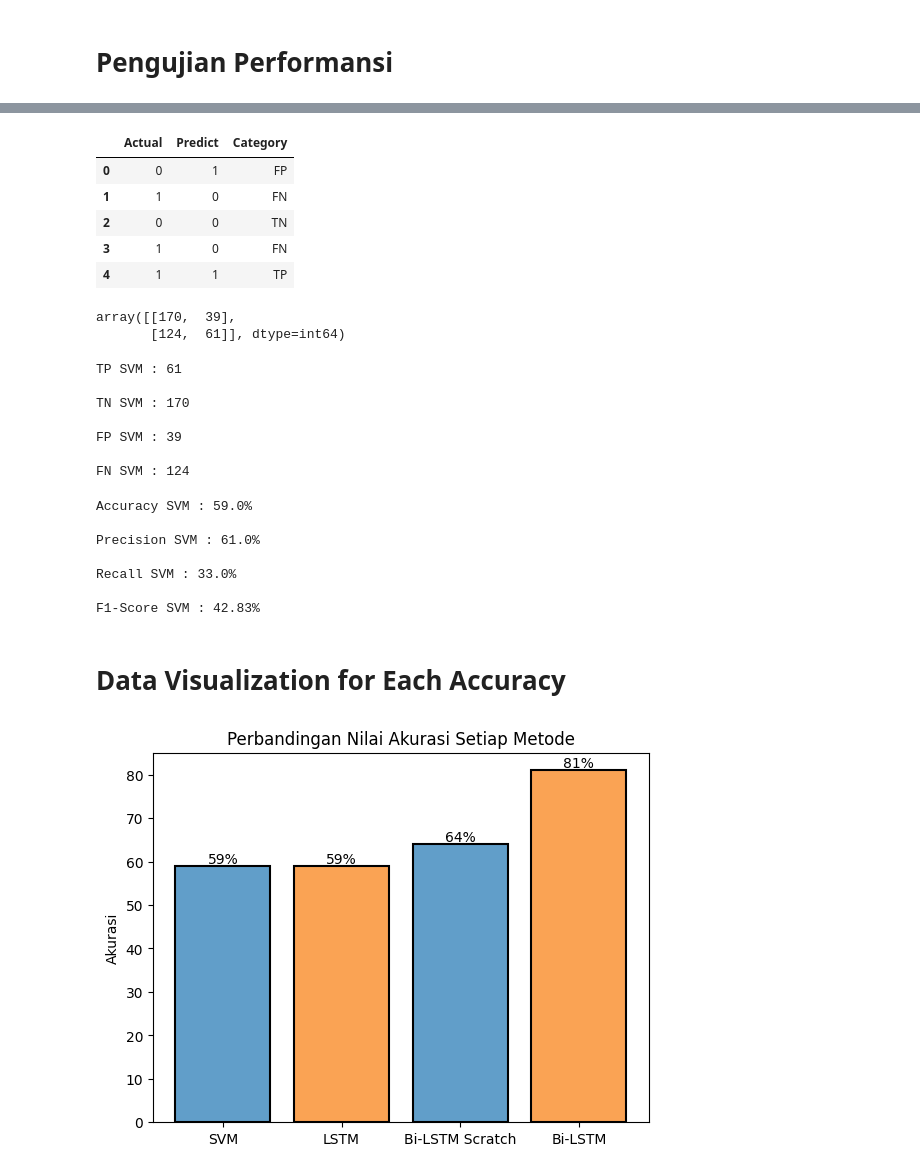
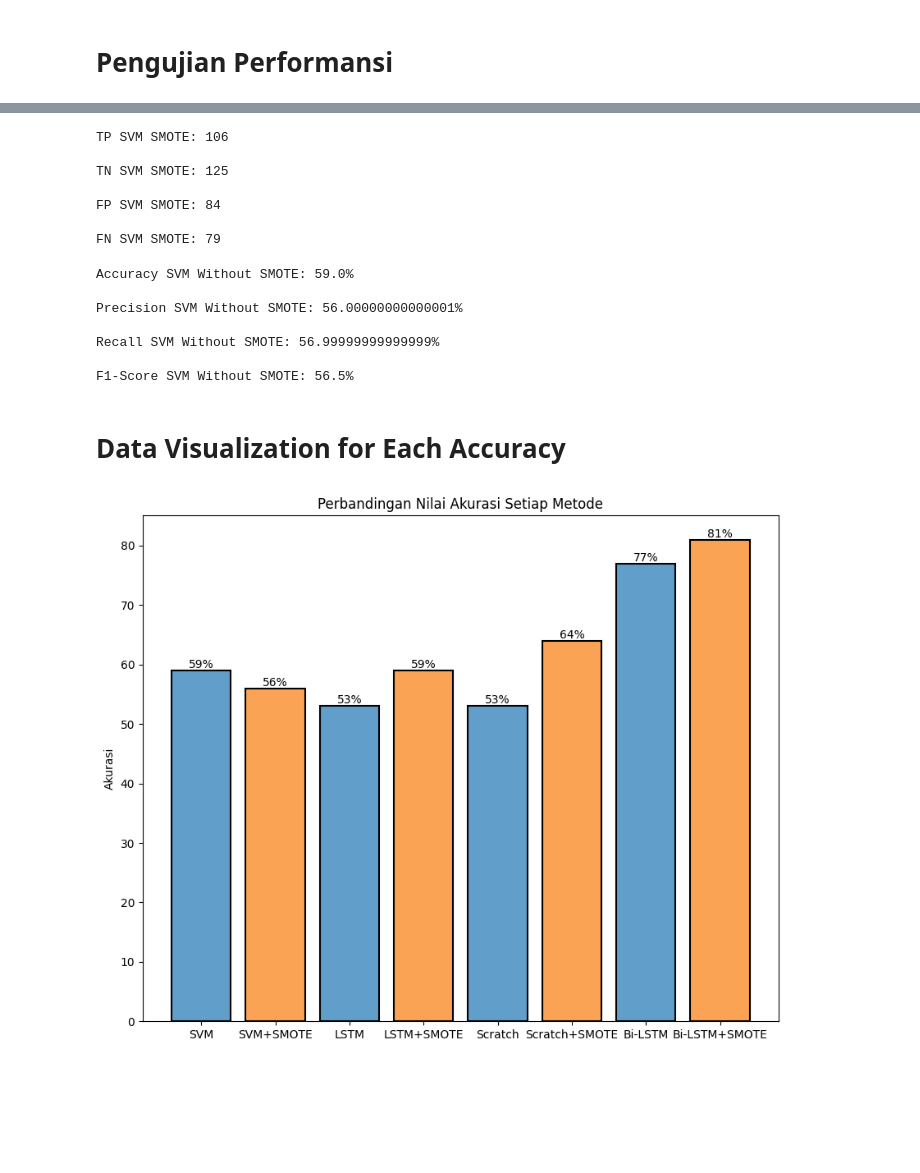
Before and after one commit to CarakaMuhamadRahman/Sarcasm-Detection-Model---Skripsi, a Jupyter notebook: TrainModel.ipynb, the cells around one changed output, grey strips where cells are left out. Drawn from its saved outputs; the diff is of its cells as text; code cells hidden in the pictures; blank space fills up the shorter version.

Commit message:
Create New Model Without SMOTE

```diff
--- a/TrainModel.ipynb
+++ b/TrainModel.ipynb
@@ -2448,0 +2840,2 @@ FN: 39
+# %%
+df_evaluate_svm_smote = df_evaluate_svm_smote.join(df_evaluate_svm_predict_smote)
@@ -2448,0 +2851,10 @@ FN: 39
+# %%
+for i in range(len(df_evaluate_svm_smote)):
+  if (df_evaluate_svm_smote.iloc[i]['Predict'] == 1 and df_evaluate_svm_smote.iloc[i]['Actual'] == 1):
+    df_evaluate_svm_smote.loc[i, 'Category'] = 'TP'
+  elif (df_evaluate_svm_smote.iloc[i]['Predict'] == 0 and df_evaluate_svm_smote.iloc[i]['Actual'] == 0):
+    df_evaluate_svm_smote.loc[i, 'Category'] = 'TN'
+  elif (df_evaluate_svm_smote.iloc[i]['Predict'] == 1 and df_evaluate_svm_smote.iloc[i]['Actual'] == 0):
+    df_evaluate_svm_smote.loc[i, 'Category'] = 'FP'
+  elif (df_evaluate_svm_smote.iloc[i]['Predict'] == 0 and df_evaluate_svm_smote.iloc[i]['Actual'] == 1):
+    df_evaluate_svm_smote.loc[i, 'Category'] = 'FN'
@@ -2448,0 +2876,10 @@ FN: 39
+# %%
+TP_smote = len(df_evaluate_svm_smote[df_evaluate_svm_smote['Category']=='TP'])
+TN_smote = len(df_evaluate_svm_smote[df_evaluate_svm_smote['Category']=='TN'])
+FP_smote = len(df_evaluate_svm_smote[df_evaluate_svm_smote['Category']=='FP'])
+FN_smote = len(df_evaluate_svm_smote[df_evaluate_svm_smote['Category']=='FN'])
+
+accuracy_svm_smote = round((TP_smote + TN_smote) / (TP_smote + TN_smote + FP_smote + FN_smote), 2) * 100
+precision_svm_smote = round(TP_smote / (TP_smote + FP_smote), 2) * 100
+recall_svm_smote = round(TP_smote / (TP_smote + FN_smote), 2) * 100
+f_measure_svm_smote = round(2 * precision_svm_smote * recall_svm_smote / (precision_svm_smote + recall_svm_smote), 2)
@@ -2449,7 +2919,7 @@ FN: 39
 # %%
 df_evaluate_svm = pd.DataFrame(y_test, columns=['Actual'])
 # %%
-df_evaluate_svm_predict = pd.DataFrame(y_pred_svm_poly, columns=['Predict'])
+df_evaluate_svm_predict = pd.DataFrame(y_pred_svm_rbf, columns=['Predict'])
 # %%
 df_evaluate_svm = df_evaluate_svm.join(df_evaluate_svm_predict)
 # %%
@@ -2474,18 +2953,3 @@ for i in range(len(df_evaluate_svm)):
-# %%
-df_evaluate_svm.head()
-# %% [output]
-|  | Actual | Predict | Category |
-| 0 | 0 | 1 | FP |
-| 1 | 1 | 0 | FN |
-| 2 | 0 | 0 | TN |
-| 3 | 1 | 0 | FN |
-| 4 | 1 | 1 | TP |
-# %%
-# Confusion Matrix
-confusion_matrix(y_test, y_pred_svm)
-# %% [output]
-array([[170,  39],
-       [124,  61]], dtype=int64)
 # %%
 TP = len(df_evaluate_svm[df_evaluate_svm['Category']=='TP'])
 TN = len(df_evaluate_svm[df_evaluate_svm['Category']=='TN'])
@@ -2502,45 +2966,46 @@ TN_svm = TN
 FP_svm = FP
 FN_svm = FN
 
-print(f'TP SVM : {TP_svm}\n')
-print(f'TN SVM : {TN_svm}\n')
-print(f'FP SVM : {FP_svm}\n')
-print(f'FN SVM : {FN_svm}\n')
+print(f'TP SVM SMOTE: {TP_svm}\n')
+print(f'TN SVM SMOTE: {TN_svm}\n')
+print(f'FP SVM SMOTE: {FP_svm}\n')
+print(f'FN SVM SMOTE: {FN_svm}\n')
 # %% [output]
-TP SVM : 61
+TP SVM SMOTE: 106
 
-TN SVM : 170
+TN SVM SMOTE: 125
 
-FP SVM : 39
+FP SVM SMOTE: 84
 
-FN SVM : 124
+FN SVM SMOTE: 79
 # %%
-print(f'Accuracy SVM : {accuracy_svm}%\n')
-print(f'Precision SVM : {precision_svm}%\n')
-print(f'Recall SVM : {recall_svm}%\n')
-print(f'F1-Score SVM : {f_measure_svm}%')
+print(f'Accuracy SVM Without SMOTE: {accuracy_svm}%\n')
+print(f'Precision SVM Without SMOTE: {precision_svm}%\n')
+print(f'Recall SVM Without SMOTE: {recall_svm}%\n')
+print(f'F1-Score SVM Without SMOTE: {f_measure_svm}%')
 # %% [output]
-Accuracy SVM : 59.0%
+Accuracy SVM Without SMOTE: 59.0%
 
-Precision SVM : 61.0%
+Precision SVM Without SMOTE: 56.00000000000001%
 
-Recall SVM : 33.0%
+Recall SVM Without SMOTE: 56.99999999999999%
 
-F1-Score SVM : 42.83%
+F1-Score SVM Without SMOTE: 56.5%
 # %% [markdown]
 <h1>Data Visualization for Each Accuracy</h1>
 # %%
-data = ['SVM', 'LSTM', 'Bi-LSTM Scratch', 'Bi-LSTM']
-value = [accuracy_svm, accuracy_lstm, 64.0, accuracy_bilstm]
+data = ['SVM', 'SVM+SMOTE', 'LSTM', 'LSTM+SMOTE', 'Scratch', 'Scratch+SMOTE', 'Bi-LSTM', 'Bi-LSTM+SMOTE']
+value = [accuracy_svm, accuracy_svm_smote, accuracy_lstm, accuracy_lstm_smote, 53.0, 64.0, accuracy_bilstm, accuracy_bilstm_smote]
 
+plt.figure(figsize = (10, 8))
 plt.bar(data, value, color=[(0.38, 0.62, 0.79), (0.98, 0.64, 0.33)], edgecolor='black', linewidth=1.5)
 
 for i in range(len(data)):
     plt.text(data[i], value[i], f'{str(int(value[i]))}%', ha='center', va='bottom')
 
 plt.ylabel('Akurasi')
 plt.title('Perbandingan Nilai Akurasi Setiap Metode')
 
 plt.show()
 # %% [output]
-[figure, old version]
+[figure, new version]
```
Also changed, not shown: parts of 71 cells of this notebook, 6 other files.
